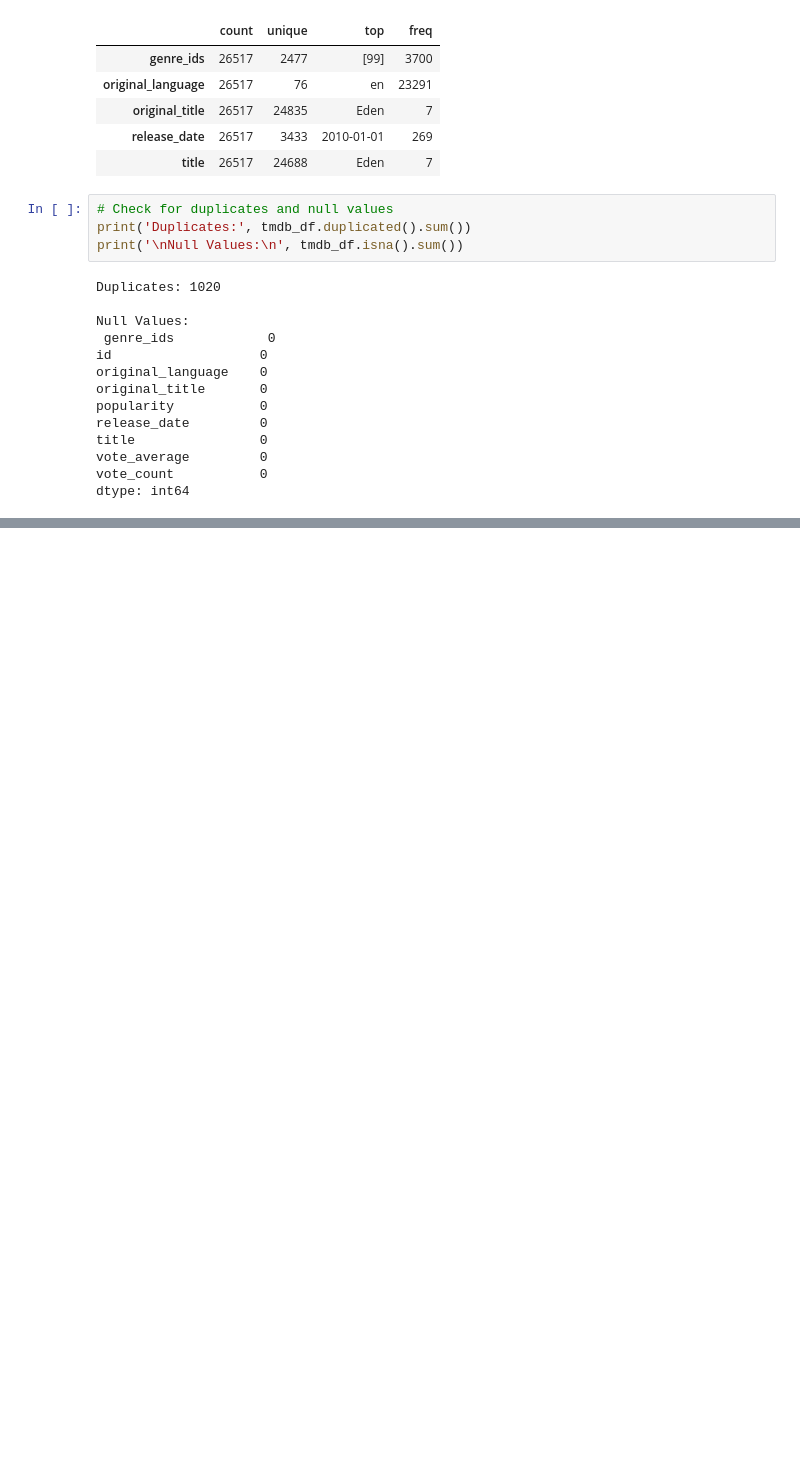
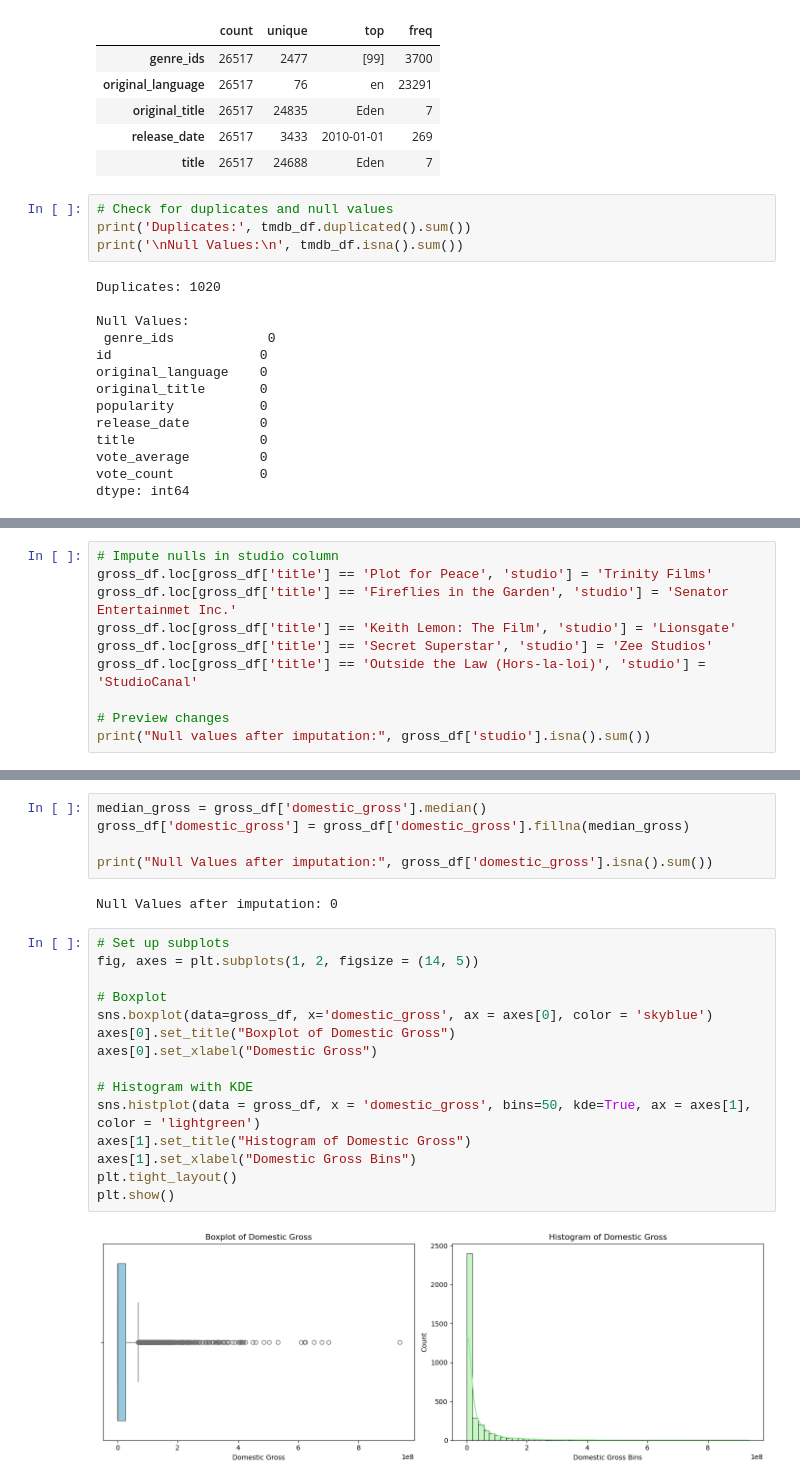
Before and after one commit to Vain-Guy/Data-s-Cut3, a Jupyter notebook: notebooks/exploratory.ipynb, the cells around one changed output, grey strips where cells are left out. Cells and saved outputs as stored; diff of their text form; blank space fills up the shorter version.

```diff
--- a/notebooks/exploratory.ipynb
+++ b/notebooks/exploratory.ipynb
@@ -448,0 +516,10 @@ dtype: int64
+# %%
+# Impute nulls in studio column
+gross_df.loc[gross_df['title'] == 'Plot for Peace', 'studio'] = 'Trinity Films'
+gross_df.loc[gross_df['title'] == 'Fireflies in the Garden', 'studio'] = 'Senator Entertainmet Inc.'
+gross_df.loc[gross_df['title'] == 'Keith Lemon: The Film', 'studio'] = 'Lionsgate'
+gross_df.loc[gross_df['title'] == 'Secret Superstar', 'studio'] = 'Zee Studios'
+gross_df.loc[gross_df['title'] == 'Outside the Law (Hors-la-loi)', 'studio'] = 'StudioCanal'
+
+# Preview changes
+print("Null values after imputation:", gross_df['studio'].isna().sum())
@@ -448,0 +540,24 @@ dtype: int64
+# %%
+median_gross = gross_df['domestic_gross'].median()
+gross_df['domestic_gross'] = gross_df['domestic_gross'].fillna(median_gross)
+
+print("Null Values after imputation:", gross_df['domestic_gross'].isna().sum())
+# %% [output]
+Null Values after imputation: 0
+# %%
+# Set up subplots
+fig, axes = plt.subplots(1, 2, figsize = (14, 5))
+
+# Boxplot
+sns.boxplot(data=gross_df, x='domestic_gross', ax = axes[0], color = 'skyblue')
+axes[0].set_title("Boxplot of Domestic Gross")
+axes[0].set_xlabel("Domestic Gross")
+
+# Histogram with KDE
+sns.histplot(data = gross_df, x = 'domestic_gross', bins=50, kde=True, ax = axes[1], color = 'lightgreen')
+axes[1].set_title("Histogram of Domestic Gross")
+axes[1].set_xlabel("Domestic Gross Bins")
+plt.tight_layout()
+plt.show()
+# %% [output]
+[figure, added]
```
Also changed, not shown: parts of 17 cells of this notebook.
